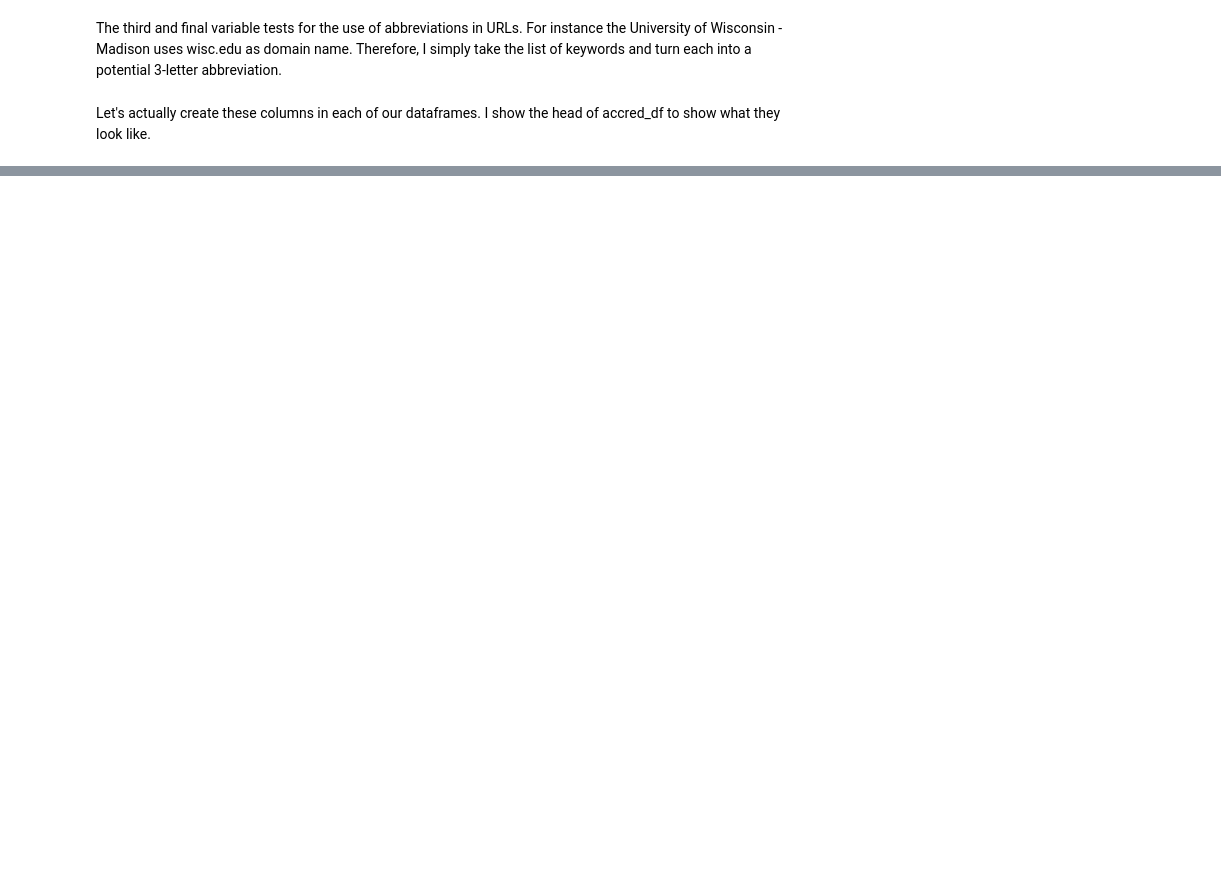
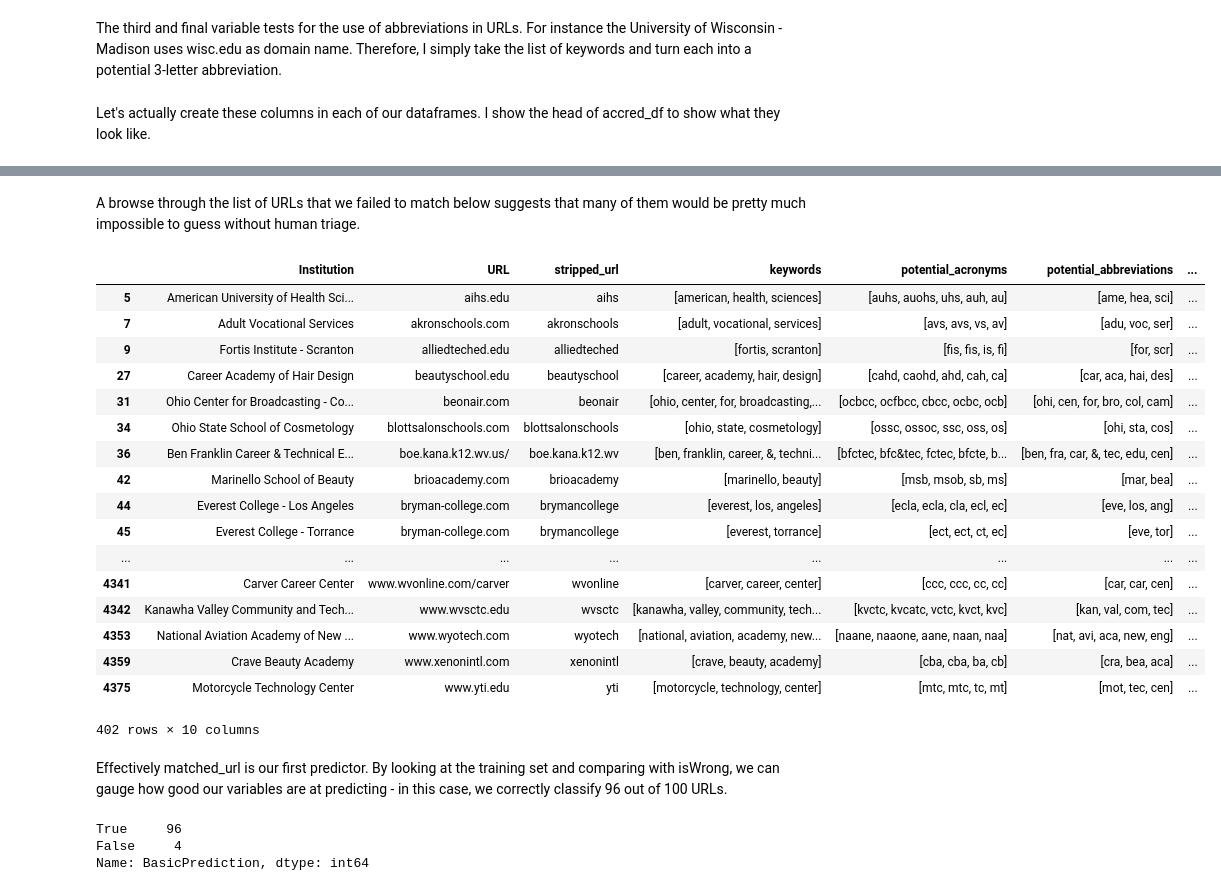
Before and after one commit to magratheazaphod/nextcaller, a Jupyter notebook: two_final.ipynb, the cells around one changed output, grey strips where cells are left out. Cells and saved outputs as stored; diff of their text form; code cells hidden in the pictures; blank space fills up the shorter version.

Commit message:
basically done with final writeup

```diff
--- a/two_final.ipynb
+++ b/two_final.ipynb
@@ -161,0 +262,32 @@ def check_any_acronym_extra(x):
+# %% [markdown]
+A browse through the list of URLs that we failed to match below suggests that many of them would be pretty much impossible to guess without human triage.
+# %%
+accred_df[accred_df['matched_url'] == False]
+# %% [output]
+|  | Institution | URL | stripped_url | keywords | potential_acronyms | potential_abbreviations | ... |
+| 5 | American University of Health Sci... | aihs.edu | aihs | [american, health, sciences] | [auhs, auohs, uhs, auh, au] | [ame, hea, sci] | ... |
+| 7 | Adult Vocational Services | akronschools.com | akronschools | [adult, vocational, services] | [avs, avs, vs, av] | [adu, voc, ser] | ... |
+| 9 | Fortis Institute - Scranton | alliedteched.edu | alliedteched | [fortis, scranton] | [fis, fis, is, fi] | [for, scr] | ... |
+| 27 | Career Academy of Hair Design | beautyschool.edu | beautyschool | [career, academy, hair, design] | [cahd, caohd, ahd, cah, ca] | [car, aca, hai, des] | ... |
+| 31 | Ohio Center for Broadcasting - Co... | beonair.com | beonair | [ohio, center, for, broadcasting,... | [ocbcc, ocfbcc, cbcc, ocbc, ocb] | [ohi, cen, for, bro, col, cam] | ... |
+| 34 | Ohio State School of Cosmetology | blottsalonschools.com | blottsalonschools | [ohio, state, cosmetology] | [ossc, ossoc, ssc, oss, os] | [ohi, sta, cos] | ... |
+| 36 | Ben Franklin Career & Technical E... | boe.kana.k12.wv.us/ | boe.kana.k12.wv | [ben, franklin, career, &, techni... | [bfctec, bfc&tec, fctec, bfcte, b... | [ben, fra, car, &, tec, edu, cen] | ... |
+| 42 | Marinello School of Beauty | brioacademy.com | brioacademy | [marinello, beauty] | [msb, msob, sb, ms] | [mar, bea] | ... |
+| 44 | Everest College - Los Angeles | bryman-college.com | brymancollege | [everest, los, angeles] | [ecla, ecla, cla, ecl, ec] | [eve, los, ang] | ... |
+| 45 | Everest College - Torrance | bryman-college.com | brymancollege | [everest, torrance] | [ect, ect, ct, ec] | [eve, tor] | ... |
+| ... | ... | ... | ... | ... | ... | ... | ... |
+| 4341 | Carver Career Center | www.wvonline.com/carver | wvonline | [carver, career, center] | [ccc, ccc, cc, cc] | [car, car, cen] | ... |
+| 4342 | Kanawha Valley Community and Tech... | www.wvsctc.edu | wvsctc | [kanawha, valley, community, tech... | [kvctc, kvcatc, vctc, kvct, kvc] | [kan, val, com, tec] | ... |
+| 4353 | National Aviation Academy of New ... | www.wyotech.com | wyotech | [national, aviation, academy, new... | [naane, naaone, aane, naan, naa] | [nat, avi, aca, new, eng] | ... |
+| 4359 | Crave Beauty Academy | www.xenonintl.com | xenonintl | [crave, beauty, academy] | [cba, cba, ba, cb] | [cra, bea, aca] | ... |
+| 4375 | Motorcycle Technology Center | www.yti.edu | yti | [motorcycle, technology, center] | [mtc, mtc, tc, mt] | [mot, tec, cen] | ... |
+402 rows × 10 columns
+# %% [markdown]
+Effectively matched_url is our first predictor. By looking at the training set and comparing with isWrong, we can gauge how good our variables are at predicting - in this case, we correctly classify 96 out of 100 URLs.
+# %%
+sample_df['BasicPrediction'] = sample_df['isWrong'] == ~sample_df['matched_url']
+sample_df['BasicPrediction'].value_counts()
+# %% [output]
+True     96
+False     4
+Name: BasicPrediction, dtype: int64
```
Also changed, not shown: parts of 23 cells of this notebook, 1 other file.
